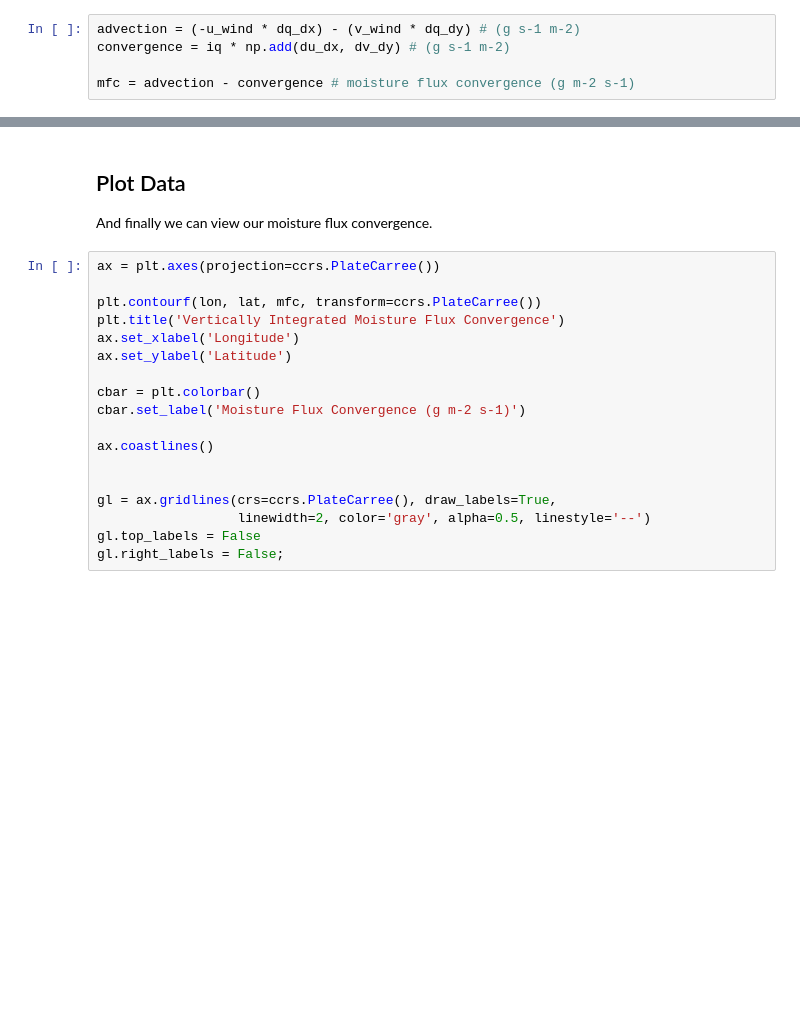
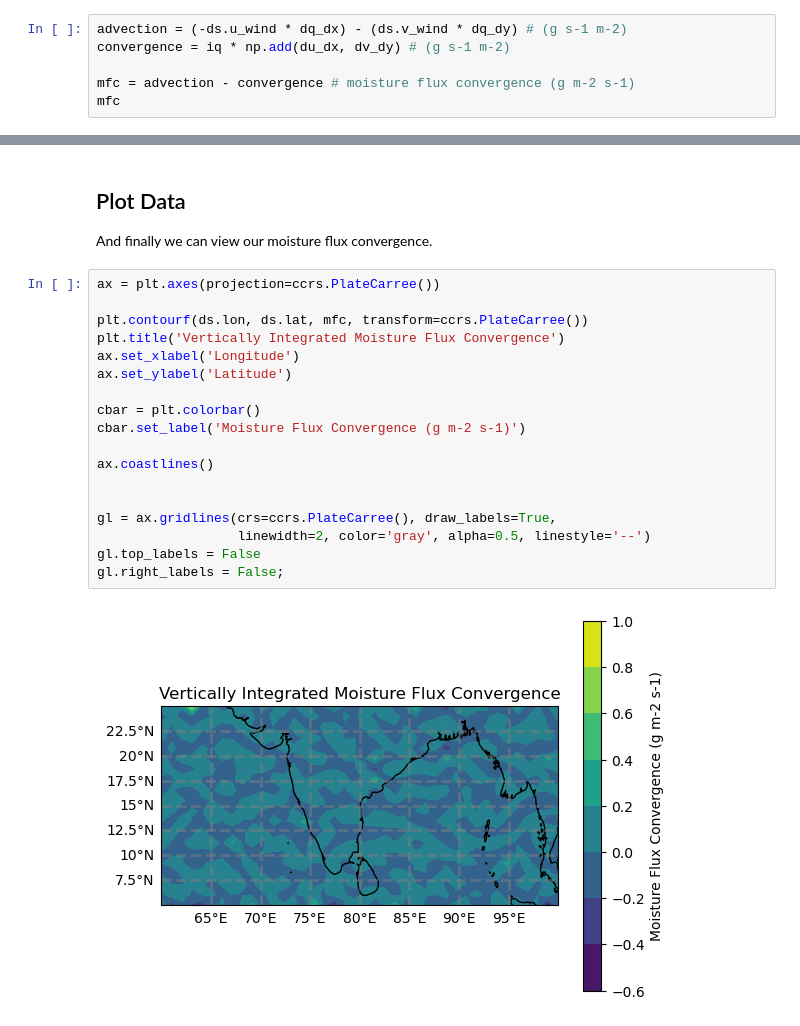
Before and after one commit to NCAR/geocat-comp, a Jupyter notebook: docs/examples/vimfc.ipynb, the cells around one changed output, grey strips where cells are left out. Drawn from its saved outputs; the diff is of its cells as text; blank space fills up the shorter version.

```diff
--- a/docs/examples/vimfc.ipynb
+++ b/docs/examples/vimfc.ipynb
@@ -51,7 +64,8 @@ du_dx, du_dy = gc.gradient(ds.u_wind) # (s-1)
 dv_dx, dv_dy = gc.gradient(ds.v_wind)
 dq_dx, dq_dy = gc.gradient(iq) # (g m-3)
 # %%
-advection = (-u_wind * dq_dx) - (v_wind * dq_dy) # (g s-1 m-2)
+advection = (-ds.u_wind * dq_dx) - (ds.v_wind * dq_dy) # (g s-1 m-2)
 convergence = iq * np.add(du_dx, dv_dy) # (g s-1 m-2)
 
 mfc = advection - convergence # moisture flux convergence (g m-2 s-1)
+mfc
@@ -62,18 +94,20 @@ And finally we can view our moisture flux convergence.
 # %%
 ax = plt.axes(projection=ccrs.PlateCarree())
 
-plt.contourf(lon, lat, mfc, transform=ccrs.PlateCarree())
+plt.contourf(ds.lon, ds.lat, mfc, transform=ccrs.PlateCarree())
 plt.title('Vertically Integrated Moisture Flux Convergence')
 ax.set_xlabel('Longitude')
 ax.set_ylabel('Latitude')
 
 cbar = plt.colorbar()
 cbar.set_label('Moisture Flux Convergence (g m-2 s-1)')
 
 ax.coastlines()
 
 
 gl = ax.gridlines(crs=ccrs.PlateCarree(), draw_labels=True,
                   linewidth=2, color='gray', alpha=0.5, linestyle='--')
 gl.top_labels = False
 gl.right_labels = False;
+# %% [output]
+[figure, added]
```
Also changed, not shown: parts of 2 cells of this notebook.
